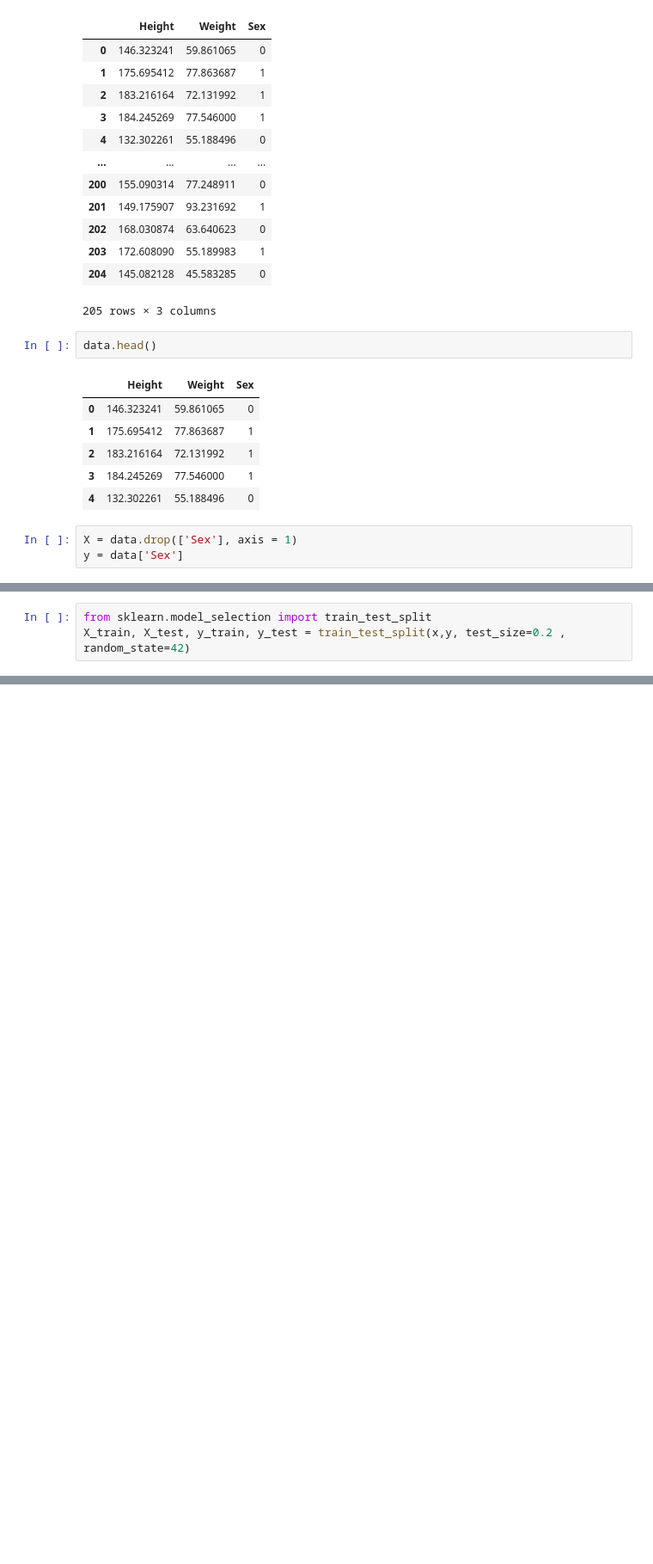
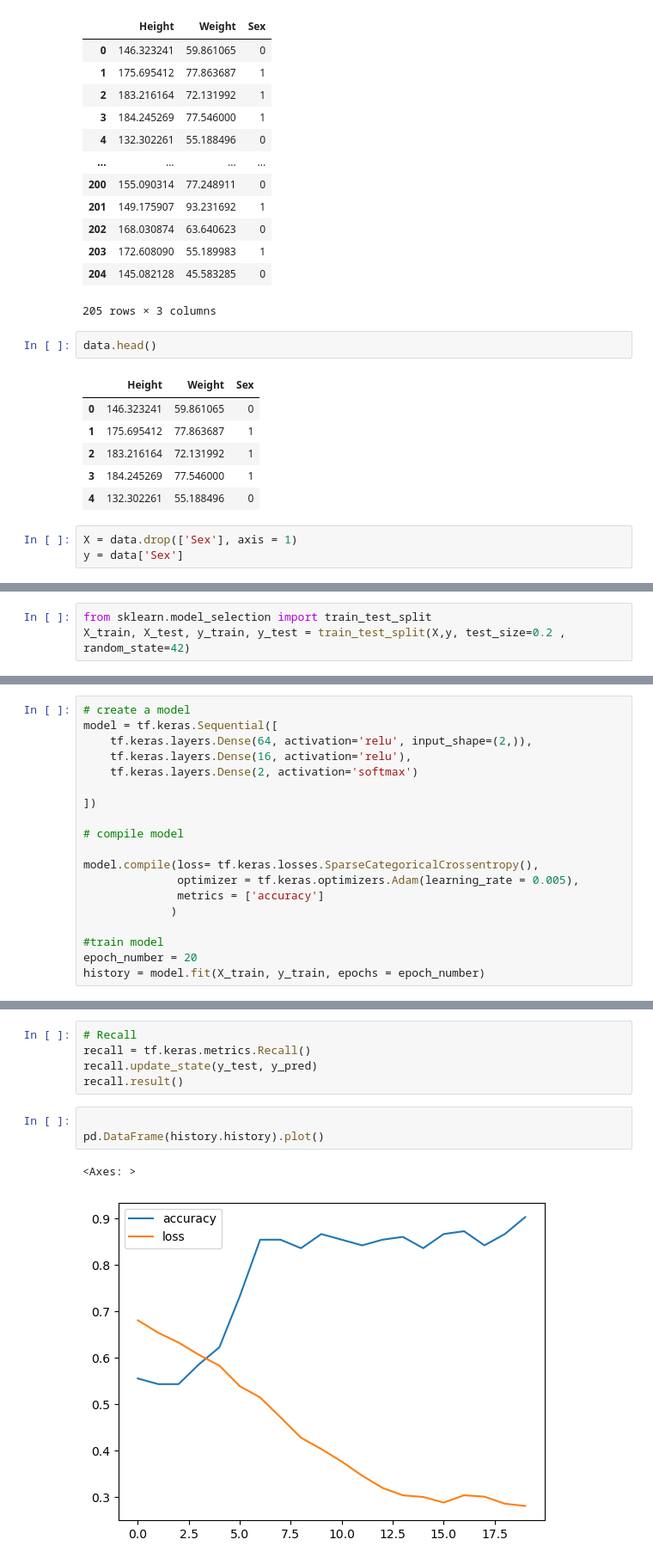
Before and after one commit to Eranga035225/Deep-learning-tutorials, a Jupyter notebook: Classification using tensor flow/Classification with tensor flow.ipynb, the cells around one changed output, grey strips where cells are left out. Shown: that part at 86% size. Drawn from its saved outputs; the diff is of its cells as text; blank space fills up the shorter version.

```diff
--- a/Classification using tensor flow/Classification with tensor flow.ipynb
+++ b/Classification using tensor flow/Classification with tensor flow.ipynb
@@ -104,3 +97,3 @@ plt.show()
 # %%
 from sklearn.model_selection import train_test_split
-X_train, X_test, y_train, y_test = train_test_split(x,y, test_size=0.2 , random_state=42)
+X_train, X_test, y_train, y_test = train_test_split(X,y, test_size=0.2 , random_state=42)
@@ -106,0 +154,19 @@ X_train, X_test, y_train, y_test = train_test_split(x,y, test_size=0.2 , random_
+# %%
+# create a model
+model = tf.keras.Sequential([
+    tf.keras.layers.Dense(64, activation='relu', input_shape=(2,)),
+    tf.keras.layers.Dense(16, activation='relu'),
+    tf.keras.layers.Dense(2, activation='softmax')
+
+])
+
+# compile model
+
+model.compile(loss= tf.keras.losses.SparseCategoricalCrossentropy(),
+              optimizer = tf.keras.optimizers.Adam(learning_rate = 0.005),
+              metrics = ['accuracy']
+             )
+
+#train model
+epoch_number = 20
+history = model.fit(X_train, y_train, epochs = epoch_number)
@@ -106,0 +250,11 @@ X_train, X_test, y_train, y_test = train_test_split(x,y, test_size=0.2 , random_
+# %%
+# Recall
+recall = tf.keras.metrics.Recall()
+recall.update_state(y_test, y_pred)
+recall.result()
+# %%
+
+pd.DataFrame(history.history).plot()
+# %% [output]
+<Axes: >
+[figure, added]
```
Also changed, not shown: parts of 19 cells of this notebook.
